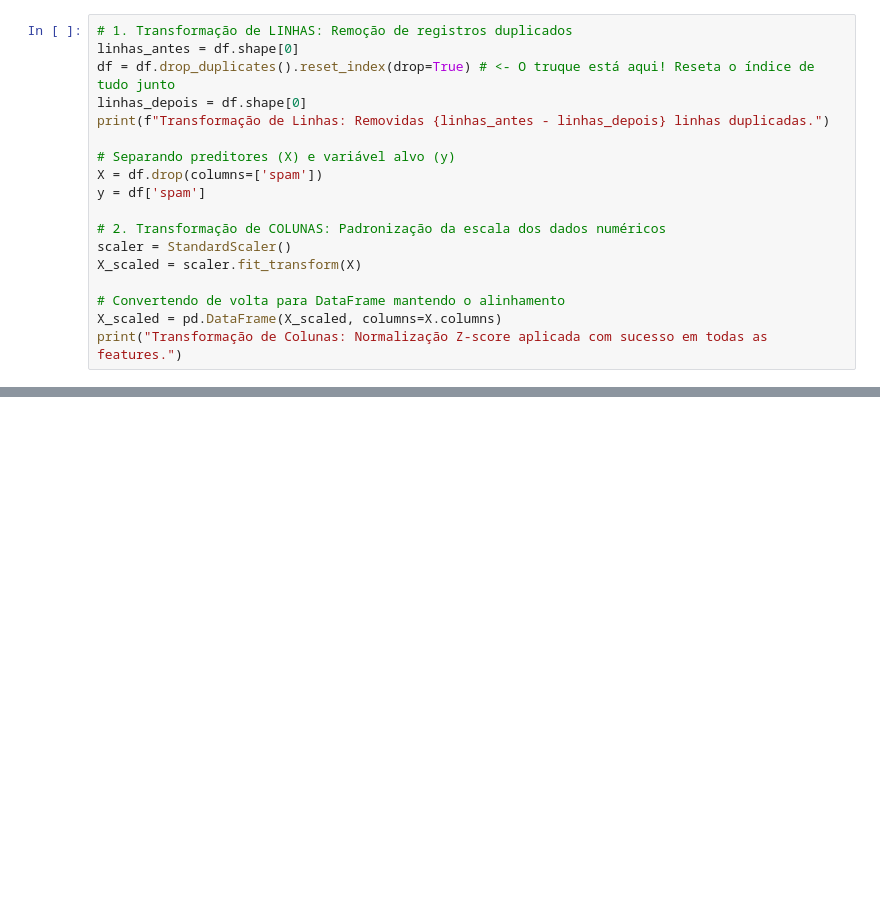
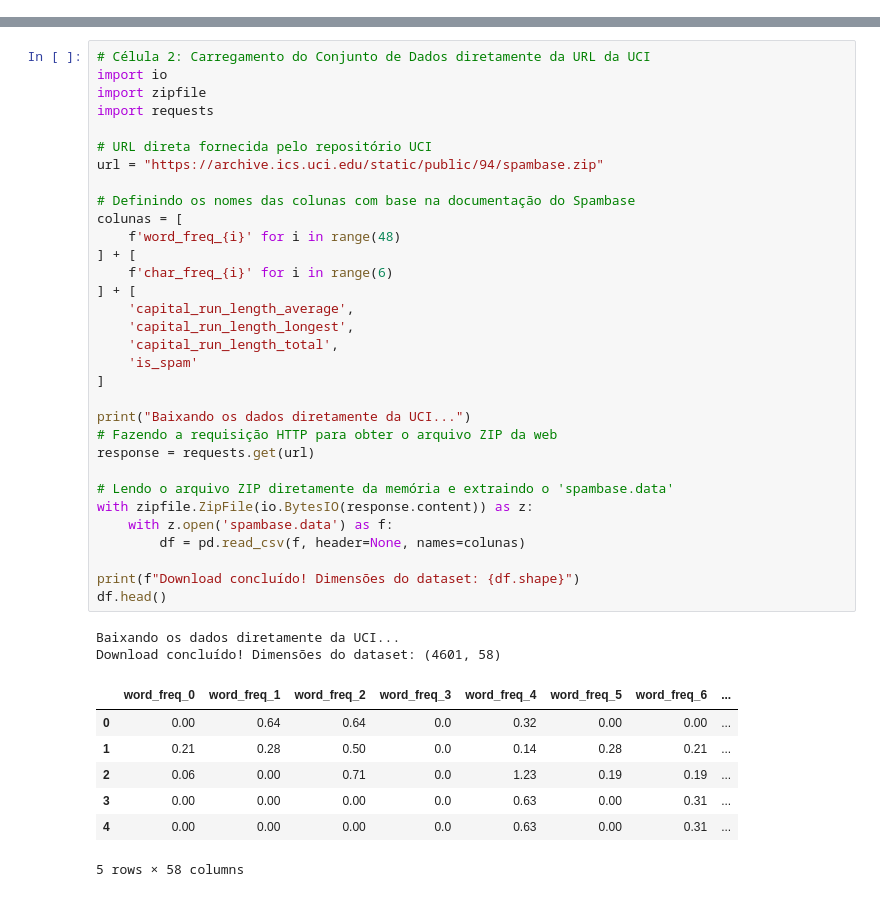
Before and after one commit to Guga-tab/You-Shall-Not-sPam, a Jupyter notebook: Projeto_Esteira_ML_Detecção_Spam.ipynb, the cells around one changed output, grey strips where cells are left out. Saved outputs shown, nothing was run; the diff lists cells and outputs as text; blank space fills up the shorter version.

```diff
--- a/Projeto_Esteira_ML_Detecção_Spam.ipynb
+++ b/Projeto_Esteira_ML_Detecção_Spam.ipynb
@@ -111,18 +4,0 @@ Para os requisitos de transformação:
-# %%
-# 1. Transformação de LINHAS: Remoção de registros duplicados
-linhas_antes = df.shape[0]
-df = df.drop_duplicates().reset_index(drop=True) # <- O truque está aqui! Reseta o índice de tudo junto
-linhas_depois = df.shape[0]
-print(f"Transformação de Linhas: Removidas {linhas_antes - linhas_depois} linhas duplicadas.")
-
-# Separando preditores (X) e variável alvo (y)
-X = df.drop(columns=['spam'])
-y = df['spam']
-
-# 2. Transformação de COLUNAS: Padronização da escala dos dados numéricos
-scaler = StandardScaler()
-X_scaled = scaler.fit_transform(X)
-
-# Convertendo de volta para DataFrame mantendo o alinhamento
-X_scaled = pd.DataFrame(X_scaled, columns=X.columns)
-print("Transformação de Colunas: Normalização Z-score aplicada com sucesso em todas as features.")
@@ -161,0 +38,42 @@ Utilizaremos o algoritmo Random Forest (Floresta Aleatória), excelente para pro
+# %%
+# Célula 2: Carregamento do Conjunto de Dados diretamente da URL da UCI
+import io
+import zipfile
+import requests
+
+# URL direta fornecida pelo repositório UCI
+url = "https://archive.ics.uci.edu/static/public/94/spambase.zip"
+
+# Definindo os nomes das colunas com base na documentação do Spambase
+colunas = [
+    f'word_freq_{i}' for i in range(48)
+] + [
+    f'char_freq_{i}' for i in range(6)
+] + [
+    'capital_run_length_average',
+    'capital_run_length_longest',
+    'capital_run_length_total',
+    'is_spam'
+]
+
+print("Baixando os dados diretamente da UCI...")
+# Fazendo a requisição HTTP para obter o arquivo ZIP da web
+response = requests.get(url)
+
+# Lendo o arquivo ZIP diretamente da memória e extraindo o 'spambase.data'
+with zipfile.ZipFile(io.BytesIO(response.content)) as z:
+    with z.open('spambase.data') as f:
+        df = pd.read_csv(f, header=None, names=colunas)
+
+print(f"Download concluído! Dimensões do dataset: {df.shape}")
+df.head()
+# %% [output]
+Baixando os dados diretamente da UCI...
+Download concluído! Dimensões do dataset: (4601, 58)
+|  | word_freq_0 | word_freq_1 | word_freq_2 | word_freq_3 | word_freq_4 | word_freq_5 | word_freq_6 | ... |
+| 0 | 0.00 | 0.64 | 0.64 | 0.0 | 0.32 | 0.00 | 0.00 | ... |
+| 1 | 0.21 | 0.28 | 0.50 | 0.0 | 0.14 | 0.28 | 0.21 | ... |
+| 2 | 0.06 | 0.00 | 0.71 | 0.0 | 1.23 | 0.19 | 0.19 | ... |
+| 3 | 0.00 | 0.00 | 0.00 | 0.0 | 0.63 | 0.00 | 0.31 | ... |
+| 4 | 0.00 | 0.00 | 0.00 | 0.0 | 0.63 | 0.00 | 0.31 | ... |
+5 rows × 58 columns
```
Also changed, not shown: parts of 22 cells of this notebook, 1 other file.
